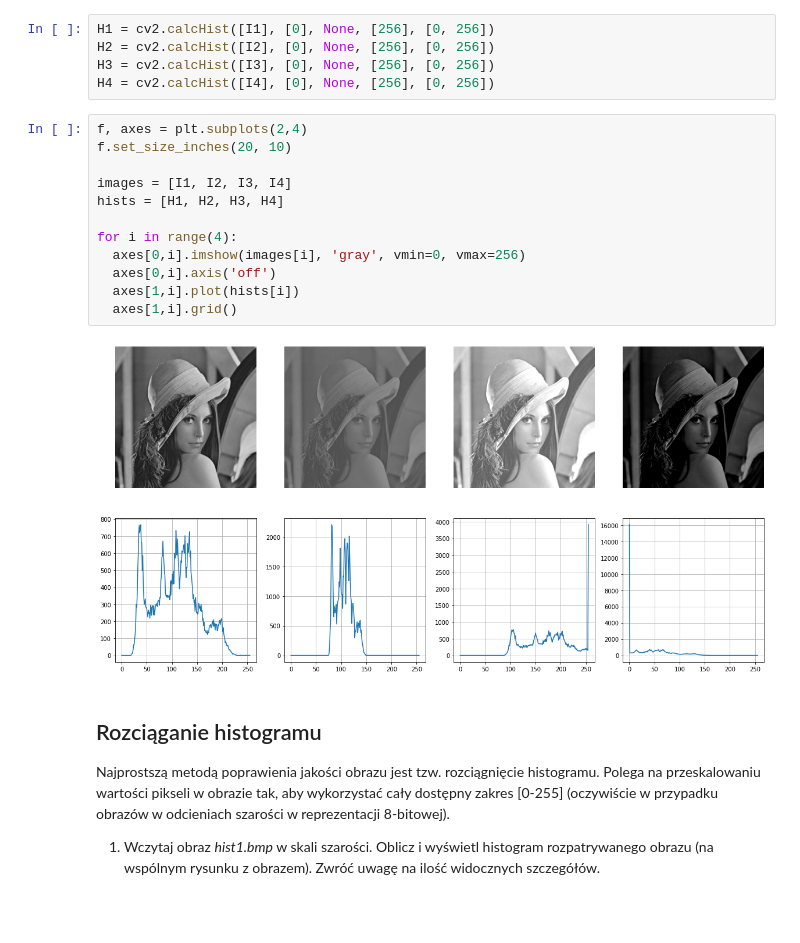
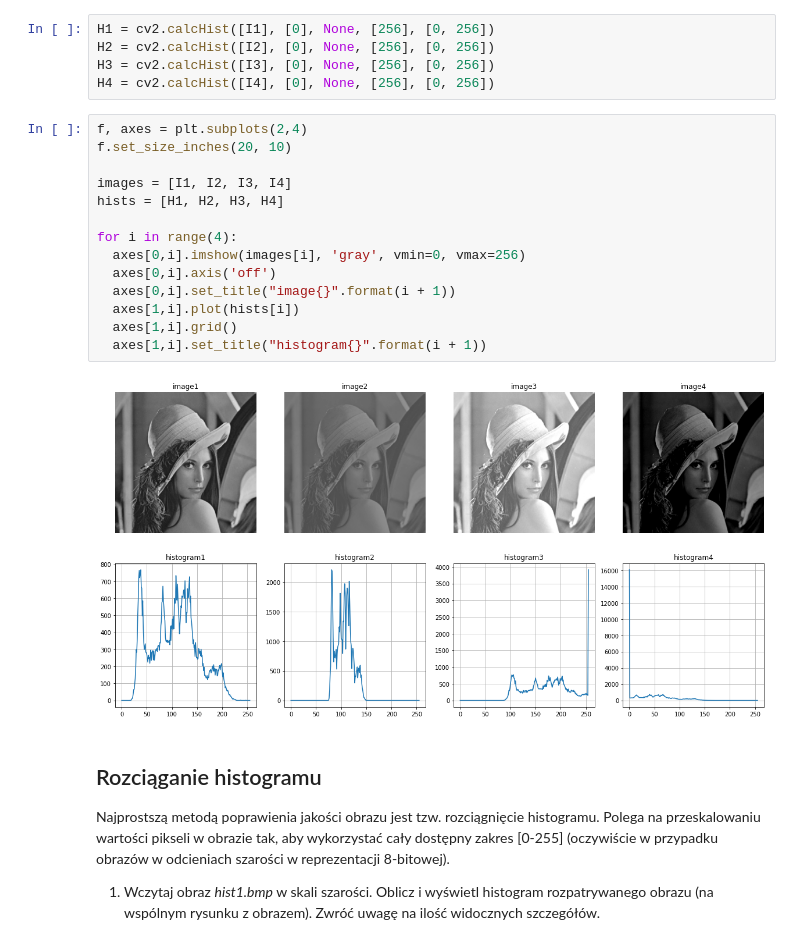
Before and after one commit to sy1wi4/WDCPO-2021, a Jupyter notebook: 03_histogram.ipynb, the cells around one changed output. Saved outputs shown, nothing was run; the diff lists cells and outputs as text; blank space fills up the shorter version.

```diff
--- a/03_histogram.ipynb
+++ b/03_histogram.ipynb
@@ -96,17 +96,19 @@ H4 = cv2.calcHist([I4], [0], None, [256], [0, 256])
 # %%
 f, axes = plt.subplots(2,4)
 f.set_size_inches(20, 10)
 
 images = [I1, I2, I3, I4]
 hists = [H1, H2, H3, H4]
 
 for i in range(4):
   axes[0,i].imshow(images[i], 'gray', vmin=0, vmax=256)
   axes[0,i].axis('off')
+  axes[0,i].set_title("image{}".format(i + 1))
   axes[1,i].plot(hists[i])
   axes[1,i].grid()
+  axes[1,i].set_title("histogram{}".format(i + 1))
 # %% [output]
-[figure, old version]
+[figure, new version]
 # %% [markdown]
 ## Rozciąganie histogramu
 
```
Also changed, not shown: parts of 41 cells of this notebook.
